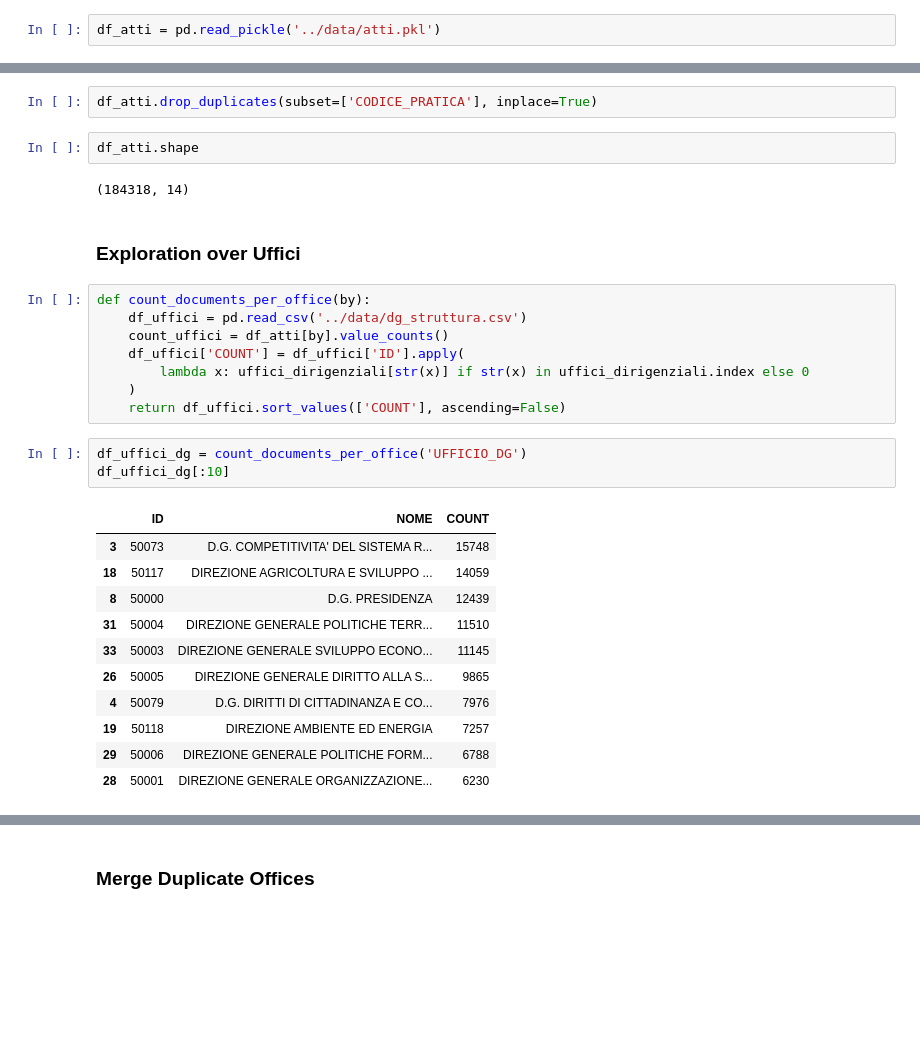
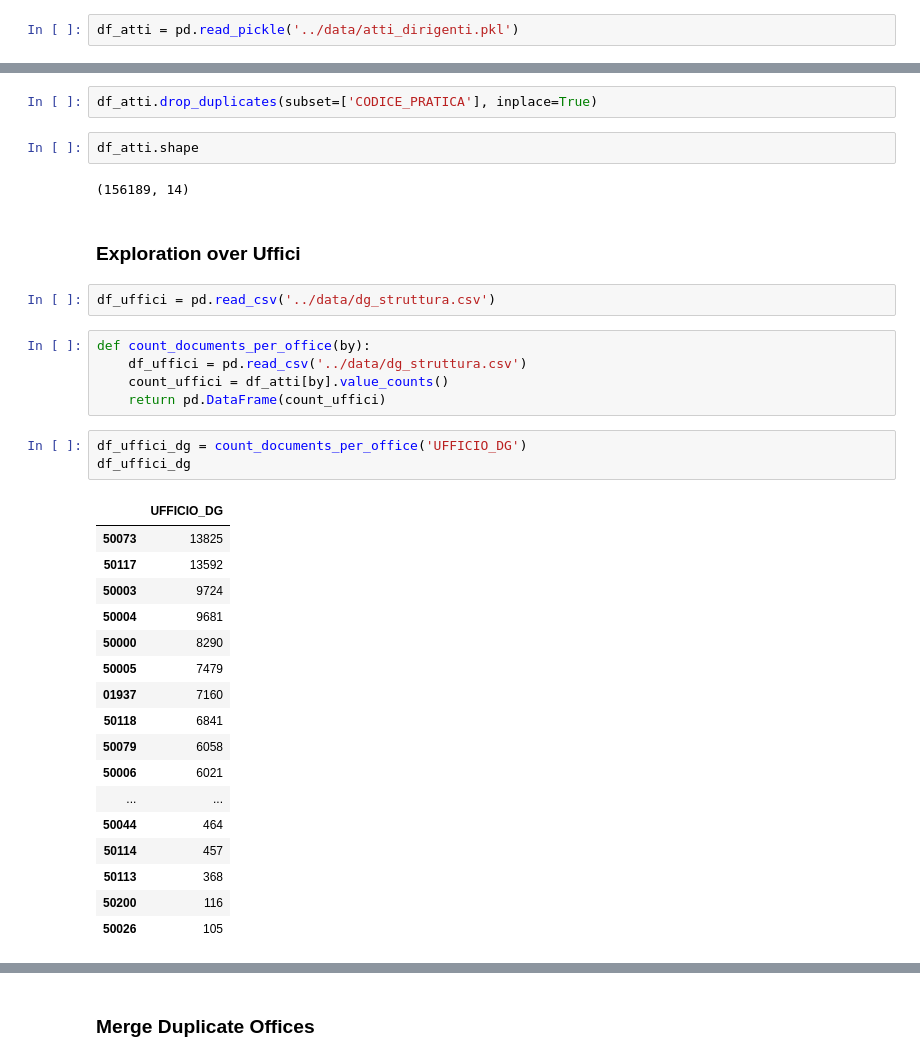
Before and after one commit to teamdigitale/daf-models, a Jupyter notebook: outbox-classification/notebook/data_preprocessing.ipynb, the cells around one changed output, grey strips where cells are left out. Cells and saved outputs as stored; diff of their text form; blank space fills up the shorter version.

```diff
--- a/outbox-classification/notebook/data_preprocessing.ipynb
+++ b/outbox-classification/notebook/data_preprocessing.ipynb
@@ -19,7 +19,7 @@ plt.rcParams['figure.dpi'] = 150
 plt.rcParams['grid.linestyle'] = '-'
 plt.rcParams['font.size'] = 4.0
 # %%
-df_atti = pd.read_pickle('../data/atti.pkl')
+df_atti = pd.read_pickle('../data/atti_dirigenti.pkl')
 # %% [markdown]
 # Analysis of the Dataset
 
@@ -67,31 +67,36 @@ df_atti.drop_duplicates(subset=['CODICE_PRATICA'], inplace=True)
 # %%
 df_atti.shape
 # %% [output]
-(184318, 14)
+(156189, 14)
 # %% [markdown]
 ### Exploration over Uffici
+# %%
+df_uffici = pd.read_csv('../data/dg_struttura.csv')
 # %%
 def count_documents_per_office(by):
     df_uffici = pd.read_csv('../data/dg_struttura.csv')
     count_uffici = df_atti[by].value_counts()
-    df_uffici['COUNT'] = df_uffici['ID'].apply(
-        lambda x: uffici_dirigenziali[str(x)] if str(x) in uffici_dirigenziali.index else 0
-    )
-    return df_uffici.sort_values(['COUNT'], ascending=False)
+    return pd.DataFrame(count_uffici)
 # %%
 df_uffici_dg = count_documents_per_office('UFFICIO_DG')
-df_uffici_dg[:10]
+df_uffici_dg
 # %% [output]
-|  | ID | NOME | COUNT |
-| 3 | 50073 | D.G. COMPETITIVITA' DEL SISTEMA R... | 15748 |
-| 18 | 50117 | DIREZIONE AGRICOLTURA E SVILUPPO ... | 14059 |
-| 8 | 50000 | D.G. PRESIDENZA | 12439 |
-| 31 | 50004 | DIREZIONE GENERALE POLITICHE TERR... | 11510 |
-| 33 | 50003 | DIREZIONE GENERALE SVILUPPO ECONO... | 11145 |
-| 26 | 50005 | DIREZIONE GENERALE DIRITTO ALLA S... | 9865 |
-| 4 | 50079 | D.G. DIRITTI DI CITTADINANZA E CO... | 7976 |
-| 19 | 50118 | DIREZIONE AMBIENTE ED ENERGIA | 7257 |
-| 29 | 50006 | DIREZIONE GENERALE POLITICHE FORM... | 6788 |
-| 28 | 50001 | DIREZIONE GENERALE ORGANIZZAZIONE... | 6230 |
+|  | UFFICIO_DG |
+| 50073 | 13825 |
+| 50117 | 13592 |
+| 50003 | 9724 |
+| 50004 | 9681 |
+| 50000 | 8290 |
+| 50005 | 7479 |
+| 01937 | 7160 |
+| 50118 | 6841 |
+| 50079 | 6058 |
+| 50006 | 6021 |
+| ... | ... |
+| 50044 | 464 |
+| 50114 | 457 |
+| 50113 | 368 |
+| 50200 | 116 |
+| 50026 | 105 |
 # %%
 df_uffici_ac = count_documents_per_office('UFFICIO_AC')
```
Also changed, not shown: parts of 19 cells of this notebook, 51 other files.
